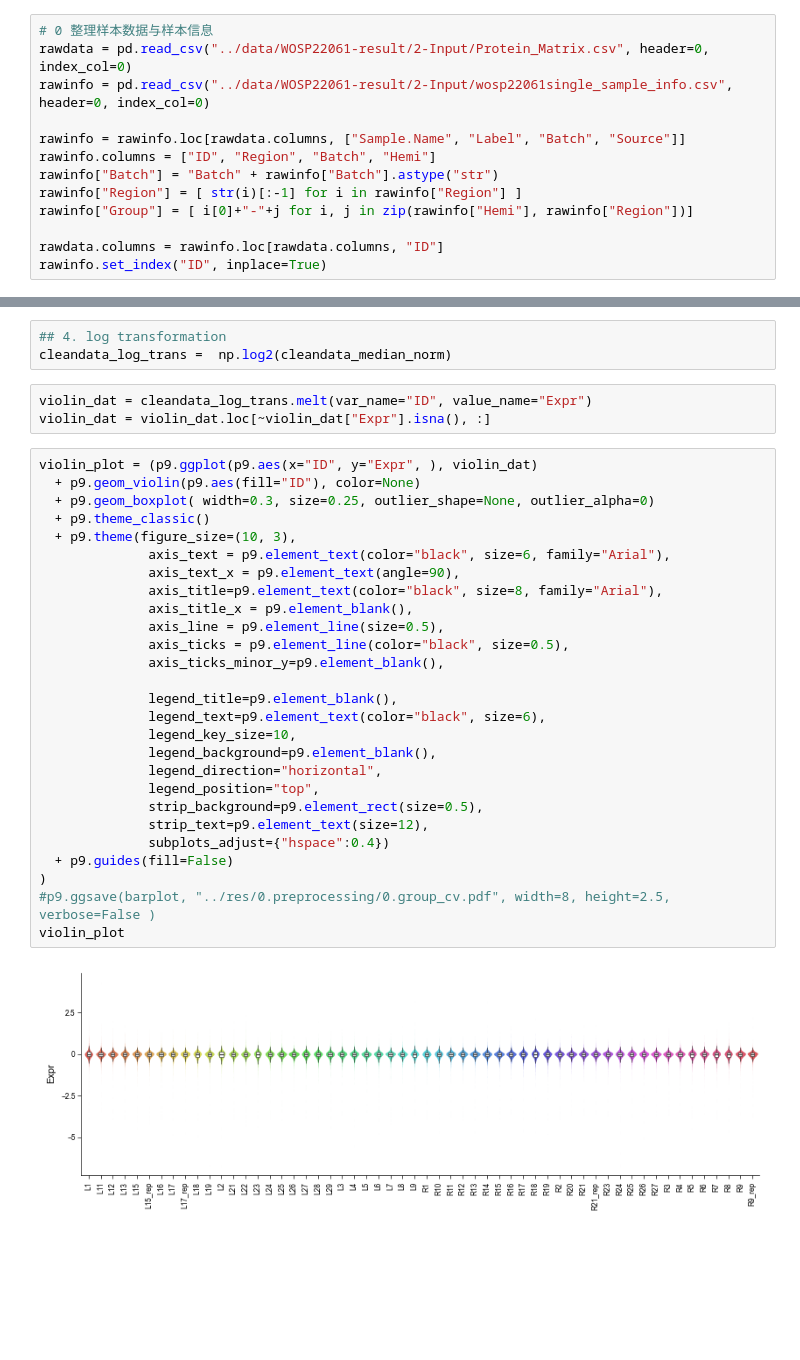
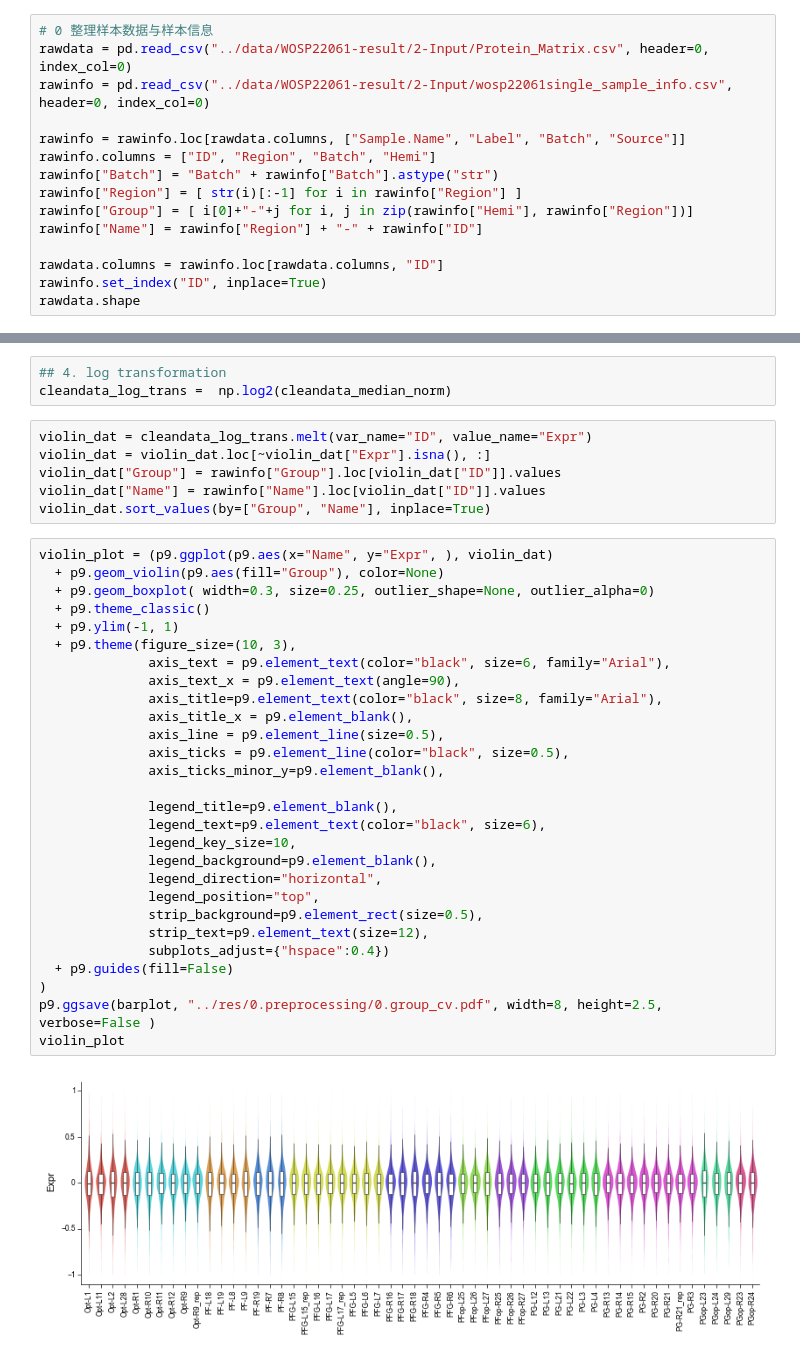
Before and after one commit to duzc-Repos/macaqueIPLProteomics, a Jupyter notebook: src/0.preprocessing.ipynb, the cells around one changed output, grey strips where cells are left out. Saved outputs shown, nothing was run; the diff lists cells and outputs as text; blank space fills up the shorter version.

```diff
--- a/src/0.preprocessing.ipynb
+++ b/src/0.preprocessing.ipynb
@@ -16,6 +16,8 @@ rawinfo.columns = ["ID", "Region", "Batch", "Hemi"]
 rawinfo["Batch"] = "Batch" + rawinfo["Batch"].astype("str")
 rawinfo["Region"] = [ str(i)[:-1] for i in rawinfo["Region"] ]
 rawinfo["Group"] = [ i[0]+"-"+j for i, j in zip(rawinfo["Hemi"], rawinfo["Region"])]
+rawinfo["Name"] = rawinfo["Region"] + "-" + rawinfo["ID"]
 
 rawdata.columns = rawinfo.loc[rawdata.columns, "ID"]
 rawinfo.set_index("ID", inplace=True)
+rawdata.shape
@@ -178,32 +190,36 @@ cleandata_log_trans =  np.log2(cleandata_median_norm)
 # %%
 violin_dat = cleandata_log_trans.melt(var_name="ID", value_name="Expr")
 violin_dat = violin_dat.loc[~violin_dat["Expr"].isna(), :]
+violin_dat["Group"] = rawinfo["Group"].loc[violin_dat["ID"]].values
+violin_dat["Name"] = rawinfo["Name"].loc[violin_dat["ID"]].values
+violin_dat.sort_values(by=["Group", "Name"], inplace=True)
 # %%
-violin_plot = (p9.ggplot(p9.aes(x="ID", y="Expr", ), violin_dat)
-  + p9.geom_violin(p9.aes(fill="ID"), color=None)
+violin_plot = (p9.ggplot(p9.aes(x="Name", y="Expr", ), violin_dat)
+  + p9.geom_violin(p9.aes(fill="Group"), color=None)
   + p9.geom_boxplot( width=0.3, size=0.25, outlier_shape=None, outlier_alpha=0)
   + p9.theme_classic()
+  + p9.ylim(-1, 1)
   + p9.theme(figure_size=(10, 3),
               axis_text = p9.element_text(color="black", size=6, family="Arial"),
               axis_text_x = p9.element_text(angle=90),
               axis_title=p9.element_text(color="black", size=8, family="Arial"),
               axis_title_x = p9.element_blank(),
               axis_line = p9.element_line(size=0.5),
               axis_ticks = p9.element_line(color="black", size=0.5),
               axis_ticks_minor_y=p9.element_blank(),
 
               legend_title=p9.element_blank(),
               legend_text=p9.element_text(color="black", size=6),
               legend_key_size=10,
               legend_background=p9.element_blank(),
               legend_direction="horizontal",
               legend_position="top",
               strip_background=p9.element_rect(size=0.5),
               strip_text=p9.element_text(size=12),
               subplots_adjust={"hspace":0.4})
   + p9.guides(fill=False)
 )
-#p9.ggsave(barplot, "../res/0.preprocessing/0.group_cv.pdf", width=8, height=2.5, verbose=False )
+p9.ggsave(barplot, "../res/0.preprocessing/0.group_cv.pdf", width=8, height=2.5, verbose=False )
 violin_plot
 # %% [output]
-[figure, old version]
+[figure, new version]
```
Also changed, not shown: parts of 17 cells of this notebook, 2 other files.
